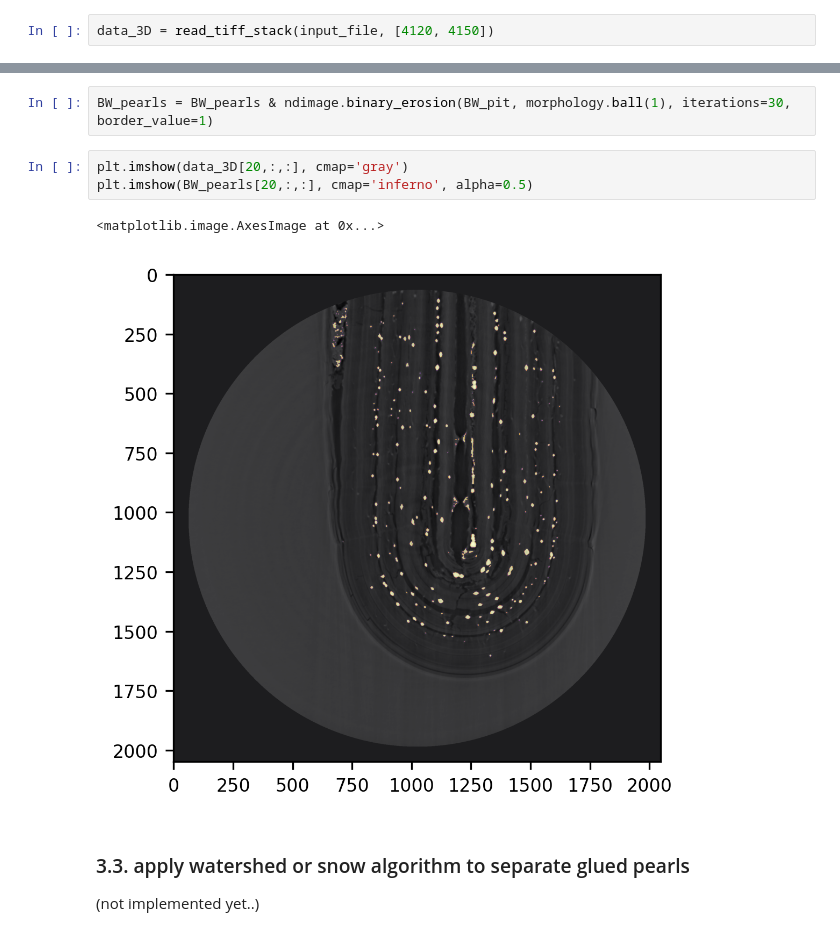
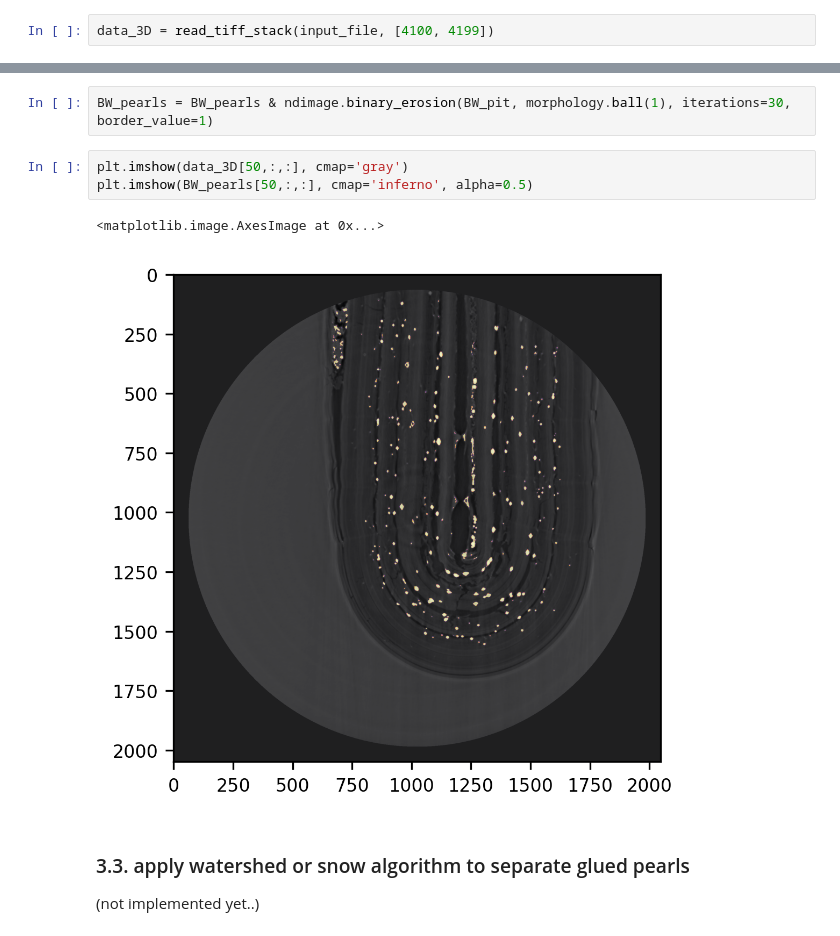
Before and after one commit to gianthk/CERIC-Franceschin, a Jupyter notebook: notebooks/perline.ipynb, the cells around one changed output, grey strips where cells are left out. Cells and saved outputs as stored; diff of their text form.

```diff
--- a/notebooks/perline.ipynb
+++ b/notebooks/perline.ipynb
@@ -58,7 +58,7 @@ loading small portion (100 slices) of the full dataset..
 # input_file = '/media/gianthk/My Passport/20217193_Traviglia/recons/581681_punta_HR_stitch2_merge_corr_phrt/slices/slice_0000.tif'
 input_file = '/home/gianthk/Data/BEATS/Franceschin/20217193_Traviglia/recons/581681_punta_HR_stitch2_merge_corr_phrt/100slices/slice_4101.tif'
 # %%
-data_3D = read_tiff_stack(input_file, [4120, 4150])
+data_3D = read_tiff_stack(input_file, [4100, 4199])
 # %%
 vs = np.ones(3)*1.0e-3 # [mm]
 # %%
@@ -180,11 +180,11 @@ plt.imshow(BW_pearls[20,:,:])
 # %%
 BW_pearls = BW_pearls & ndimage.binary_erosion(BW_pit, morphology.ball(1), iterations=30, border_value=1)
 # %%
-plt.imshow(data_3D[20,:,:], cmap='gray')
-plt.imshow(BW_pearls[20,:,:], cmap='inferno', alpha=0.5)
+plt.imshow(data_3D[50,:,:], cmap='gray')
+plt.imshow(BW_pearls[50,:,:], cmap='inferno', alpha=0.5)
 # %% [output]
 <matplotlib.image.AxesImage at 0x...>
-[figure, old version]
+[figure, new version]
 # %% [markdown]
 ### 3.3. apply watershed or snow algorithm to separate glued pearls
 (not implemented yet..)
```
Also changed, not shown: parts of 35 cells of this notebook.
